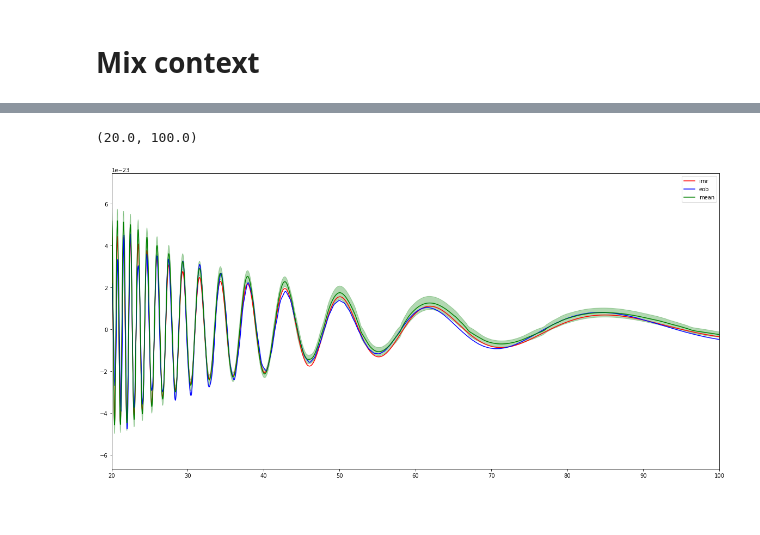
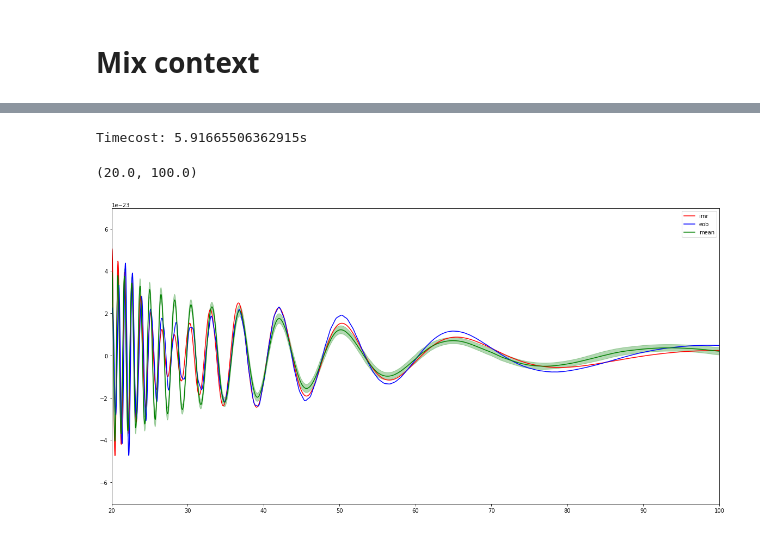
Before and after one commit to MarinerQ/npf_GWwaveform, a Jupyter notebook: gw/application/npwavegen.ipynb, the cells around one changed output, grey strips where cells are left out. Cells and saved outputs as stored; diff of their text form; code cells hidden in the pictures.

Commit message:
debugging waveform generator

```diff
--- a/gw/application/npwavegen.ipynb
+++ b/gw/application/npwavegen.ipynb
@@ -235,8 +808,8 @@ mask = det.frequency_mask
 freq_array = det.frequency_array[mask]
 
 injection_parameters = {'chirp_mass': 20,
- 'mass_ratio': 1,
- 'a_1': 0.38817513918906,
+ 'mass_ratio': 0.4,
+ 'a_1': 0.58817513918906,
  'a_2': 0.3618136183509149,
  'tilt_1': 1.5721118014736555,
  'tilt_2': 0.6209483780316792,
@@ -277,12 +850,13 @@ h_dict_eob = waveform_generator2.frequency_domain_strain(injection_parameters)
 # local
 path_local_PHM = '/Users/qianhu/Documents/Glasgow/research/np_waveform/npf_GWwaveform/gw/trained_models/FULLFD_IMREOB_PHM_q25a8M40_2N10k/'
 path_local_P = '/Users/qianhu/Documents/Glasgow/research/np_waveform/npf_GWwaveform/gw/trained_models/FULLFD_IMREOB_P_q25a8M40_2N10k/'
+path_local_P = '/Users/qianhu/Documents/Glasgow/research/np_waveform/npf_GWwaveform/gw/trained_models/run0221_3percent/'
 
 # cit
 path_cit_PHM = '/home/qian.hu/neuron_process_waveform/npf_GWwaveform/gw/trained_models/FULLFD_IMREOB_PHM_q25a8M40_2N10k/'
 #path_cit_P = '/home/qian.hu/neuron_process_waveform/npf_GWwaveform/gw/trained_models/FULLFD_IMREOB_P_q25a8M40_2N10k/'
 path_cit_P = '/home/qian.hu/neuron_process_waveform/npf_GWwaveform/gw/trained_models/run0211/'
-np_model_path = path_cit_P
+np_model_path = path_local_P
 waveform_generator_np_mix = npgwutils.NPMixWaveformGenerator(model_path=np_model_path,
                                                           context_waveform_generator1=waveform_generator1,
                                                           context_waveform_generator2=waveform_generator2,
@@ -307,38 +881,44 @@ cross_imag/ConvCNP/run_0 | best epoch: 97 | train loss: 4689.1334 | valid loss:
 # %%
+t1 = time.time()
 h_dict, error_dict = waveform_generator_np_mix.frequency_domain_strain(injection_parameters)
+t2 = time.time()
+
+print(f"Timecost: {t2-t1}s")
+# %% [output]
+Timecost: 5.91665506362915s
 # %%
 for key in ['plus', 'cross']:
     h_dict_eob[key] = npgwutils.get_shifted_h2_zeropad(h_dict_imr[key], h_dict_eob[key], det)
 # %%
 plt.figure(figsize=(20,10))
 
 mode = 'plus'
-part = 'imag'
+part = 'real'
 
 if part=='real':
     plt.plot(waveform_generator1.frequency_array, np.real(h_dict_imr[mode]), label='imr',color='r')
     plt.plot(waveform_generator2.frequency_array, np.real(h_dict_eob[mode]), label='eob',color='b')
 
     plt.plot(waveform_generator2.frequency_array, np.real(h_dict[mode]), label='mean',color='g')
     plt.fill_between(waveform_generator1.frequency_array,
                     np.real(h_dict[mode]-error_dict[mode]),np.real(h_dict[mode]+error_dict[mode]),
                     alpha=0.3,color='g' )
 elif part=='imag':
     plt.plot(waveform_generator1.frequency_array, np.imag(h_dict_imr[mode]), label='imr',color='r')
     plt.plot(waveform_generator2.frequency_array, np.imag(h_dict_eob[mode]), label='eob',color='b')
 
     plt.plot(waveform_generator2.frequency_array, np.imag(h_dict[mode]), label='mean',color='g')
     plt.fill_between(waveform_generator1.frequency_array,
                     np.imag(h_dict[mode]-error_dict[mode]),np.imag(h_dict[mode]+error_dict[mode]),
                     alpha=0.3,color='g' )
 
 
 plt.legend()
 #plt.xlim(40,100)
 plt.xlim(20,100)
 # %% [output]
 (20.0, 100.0)
-[figure, old version]
+[figure, new version]
 # %%
 plt.figure(figsize=(20,10))
 
```
Also changed, not shown: parts of 24 cells of this notebook, 4 other files.
